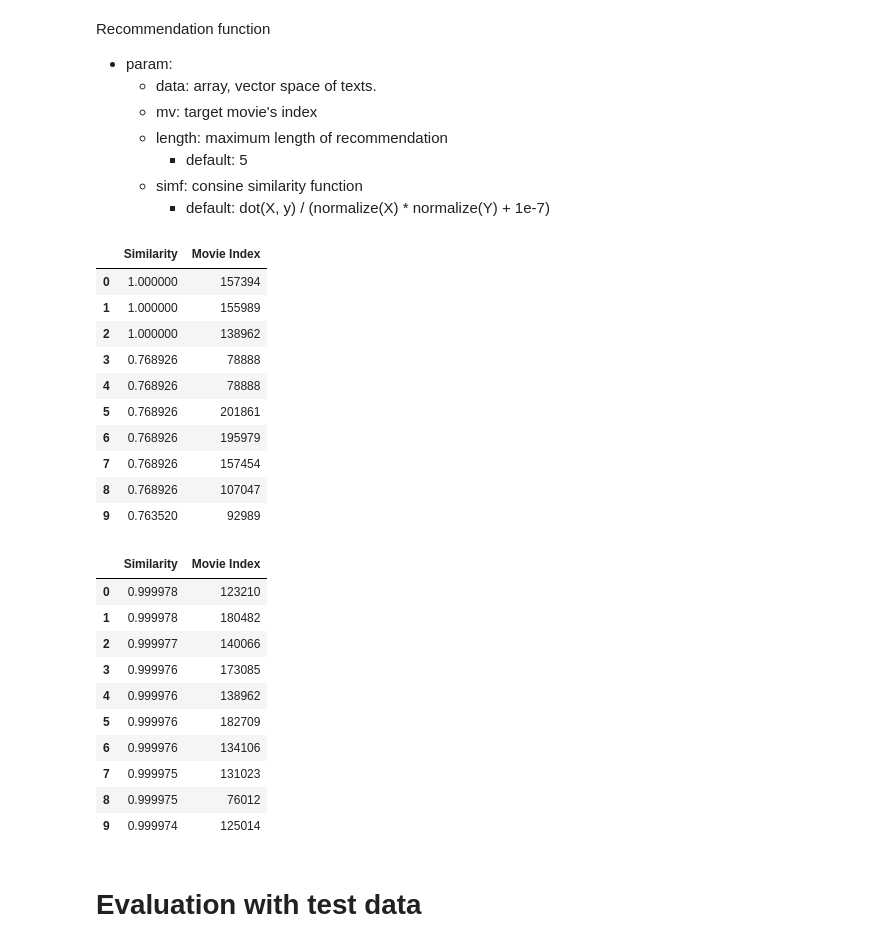
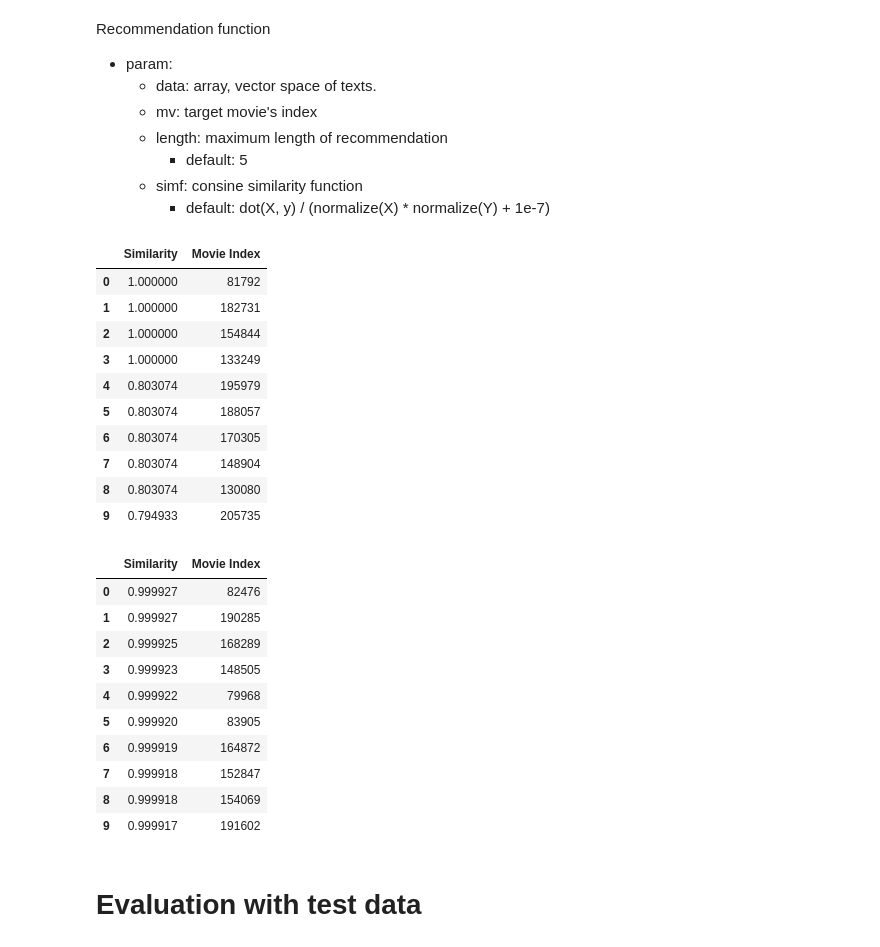
Before and after one commit to Kim-Dong-Jun99/ReDial_RecommendationSystem, a Jupyter notebook: code/main_colab.ipynb, the cells around one changed output. Cells and saved outputs as stored; diff of their text form; code cells hidden in the pictures.

```diff
--- a/code/main_colab.ipynb
+++ b/code/main_colab.ipynb
@@ -338,7 +338,7 @@ class RedialParser:
 
     def create_evaluation_matrix(self):
         result = []
-        for dialog in self.test:
+        for dialog in self.train:
           for respondent in dialog['respondentQuestions']:
             result.append([respondent,
                         dialog['respondentQuestions'][respondent]['suggested'],
@@ -559,33 +559,33 @@ def recommend(data, mv, length=5, simf=c_sim):
     sim.reverse()
     return sim[:length]
 # %%
-pd.DataFrame(recommend(tfidf_mat, '100030', 10), columns=['Similarity', 'Movie Index'])
+pd.DataFrame(recommend(tfidf_mat, '80067', 10), columns=['Similarity', 'Movie Index'])
 # %% [output]
 |  | Similarity | Movie Index |
-| 0 | 1.000000 | 157394 |
-| 1 | 1.000000 | 155989 |
-| 2 | 1.000000 | 138962 |
-| 3 | 0.768926 | 78888 |
-| 4 | 0.768926 | 78888 |
-| 5 | 0.768926 | 201861 |
-| 6 | 0.768926 | 195979 |
-| 7 | 0.768926 | 157454 |
-| 8 | 0.768926 | 107047 |
-| 9 | 0.763520 | 92989 |
+| 0 | 1.000000 | 81792 |
+| 1 | 1.000000 | 182731 |
+| 2 | 1.000000 | 154844 |
+| 3 | 1.000000 | 133249 |
+| 4 | 0.803074 | 195979 |
+| 5 | 0.803074 | 188057 |
+| 6 | 0.803074 | 170305 |
+| 7 | 0.803074 | 148904 |
+| 8 | 0.803074 | 130080 |
+| 9 | 0.794933 | 205735 |
 # %%
-pd.DataFrame(recommend(collab_data.values,'100030',10), columns=['Similarity', 'Movie Index'])
+pd.DataFrame(recommend(collab_data.values,'80067',10), columns=['Similarity', 'Movie Index'])
 # %% [output]
 |  | Similarity | Movie Index |
-| 0 | 0.999978 | 123210 |
-| 1 | 0.999978 | 180482 |
-| 2 | 0.999977 | 140066 |
-| 3 | 0.999976 | 173085 |
-| 4 | 0.999976 | 138962 |
-| 5 | 0.999976 | 182709 |
-| 6 | 0.999976 | 134106 |
-| 7 | 0.999975 | 131023 |
-| 8 | 0.999975 | 76012 |
-| 9 | 0.999974 | 125014 |
+| 0 | 0.999927 | 82476 |
+| 1 | 0.999927 | 190285 |
+| 2 | 0.999925 | 168289 |
+| 3 | 0.999923 | 148505 |
+| 4 | 0.999922 | 79968 |
+| 5 | 0.999920 | 83905 |
+| 6 | 0.999919 | 164872 |
+| 7 | 0.999918 | 152847 |
+| 8 | 0.999918 | 154069 |
+| 9 | 0.999917 | 191602 |
 # %% [markdown]
 # Evaluation with test data
 # %%
```
Also changed, not shown: parts of 8 cells of this notebook.
